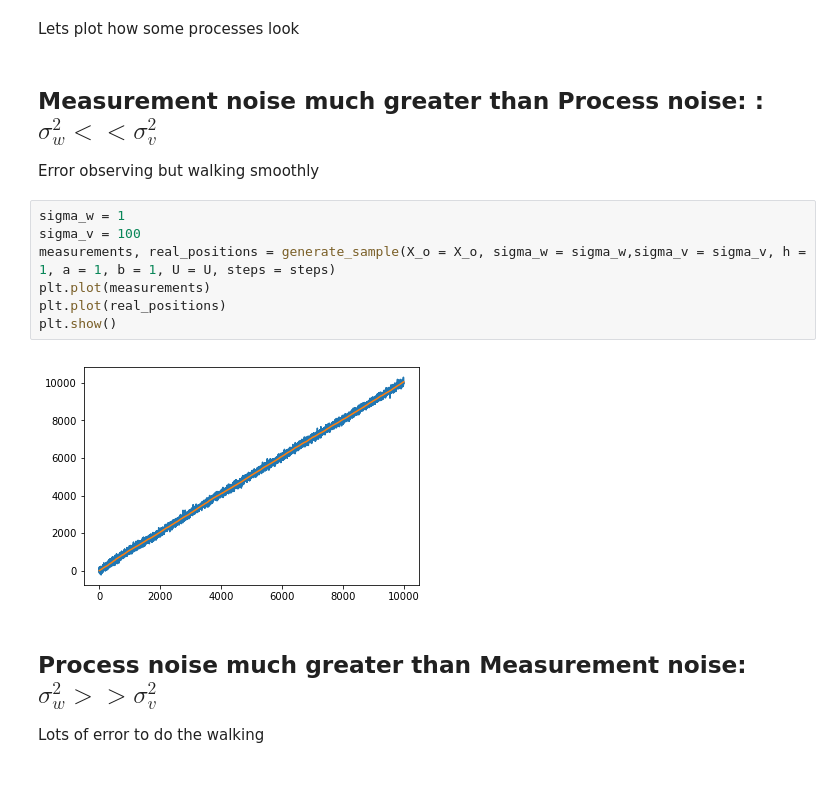
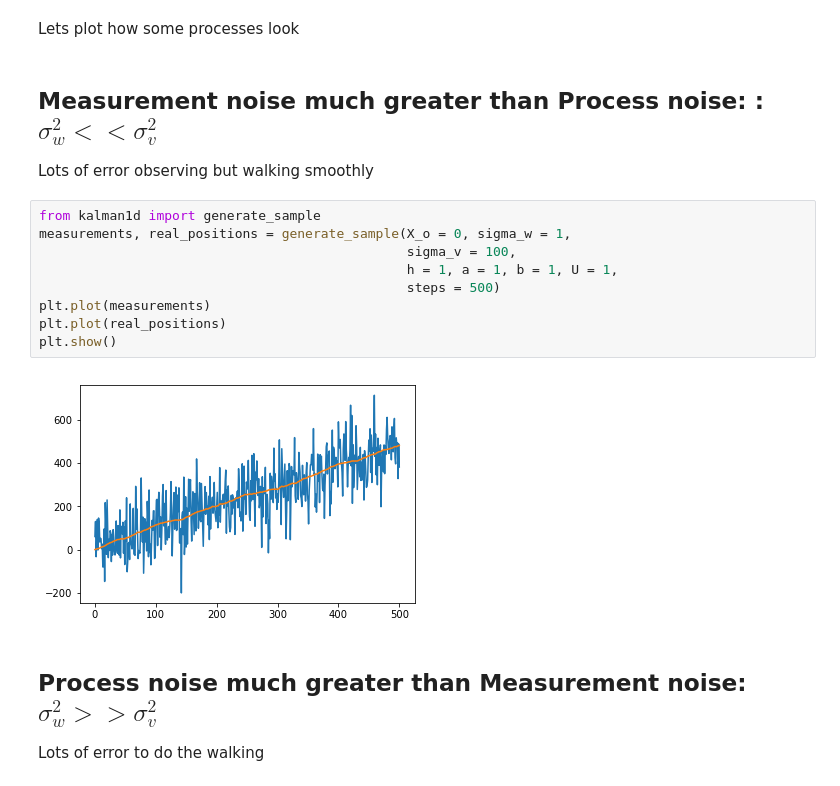
Before and after one commit to jganzabal/Kalman-as-Recursive-Bayesian-Estimation, a Jupyter notebook: 3_One dimensional Kalman filter.ipynb, the cells around one changed output. Saved outputs shown, nothing was run; the diff lists cells and outputs as text.

```diff
--- a/3_One dimensional Kalman filter.ipynb
+++ b/3_One dimensional Kalman filter.ipynb
@@ -86,16 +80,18 @@ def generate_sample_(X_o = 0, sigma_w = 0.1,sigma_v = 0.1, h = 1, a = 1, b = 1,
 Lets plot how some processes look
 # %% [markdown]
 ## Measurement noise much greater than Process noise: : $\sigma_w^2 << \sigma_v^2$
-Error observing but walking smoothly
+Lots of error observing but walking smoothly
 # %%
-sigma_w = 1
-sigma_v = 100
-measurements, real_positions = generate_sample(X_o = X_o, sigma_w = sigma_w,sigma_v = sigma_v, h = 1, a = 1, b = 1, U = U, steps = steps)
+from kalman1d import generate_sample
+measurements, real_positions = generate_sample(X_o = 0, sigma_w = 1,
+                                               sigma_v = 100,
+                                               h = 1, a = 1, b = 1, U = 1,
+                                               steps = 500)
 plt.plot(measurements)
 plt.plot(real_positions)
 plt.show()
 # %% [output]
-[figure, old version]
+[figure, new version]
 # %% [markdown]
 ## Process noise much greater than  Measurement noise: $\sigma_w^2 >> \sigma_v^2$
 Lots of error to do the walking
```
Also changed, not shown: parts of 34 cells of this notebook, 1 other file.
